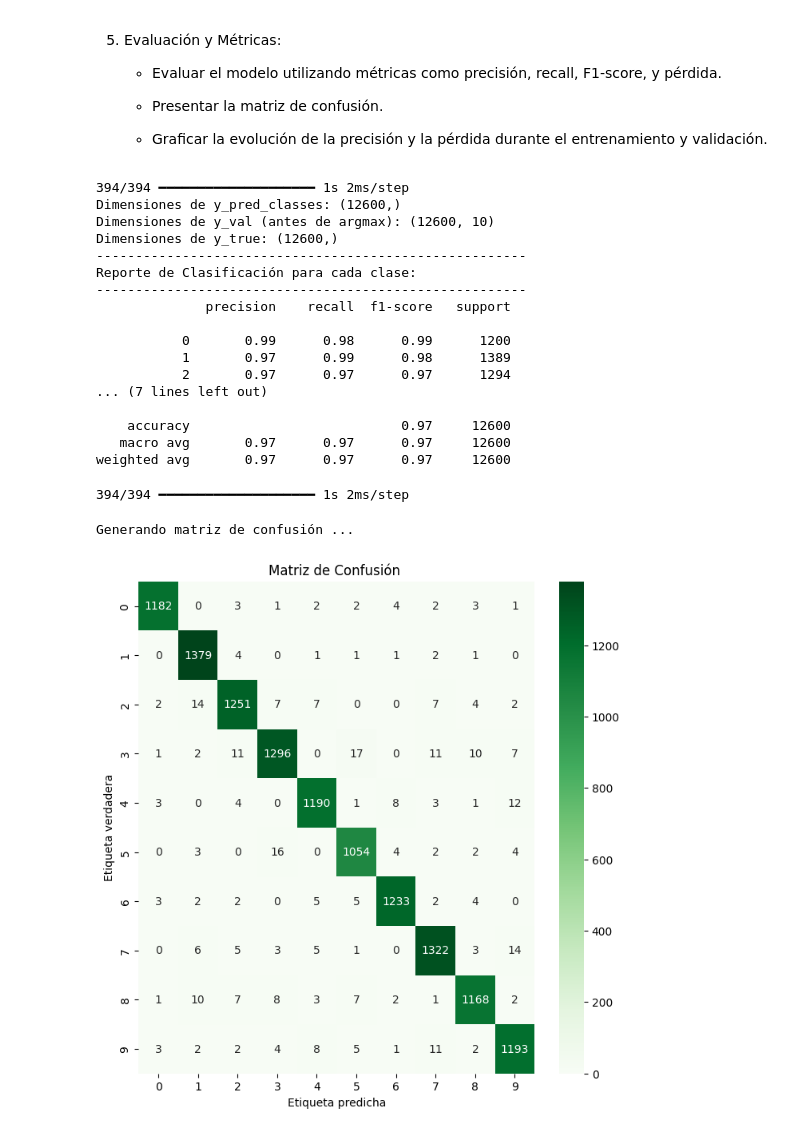
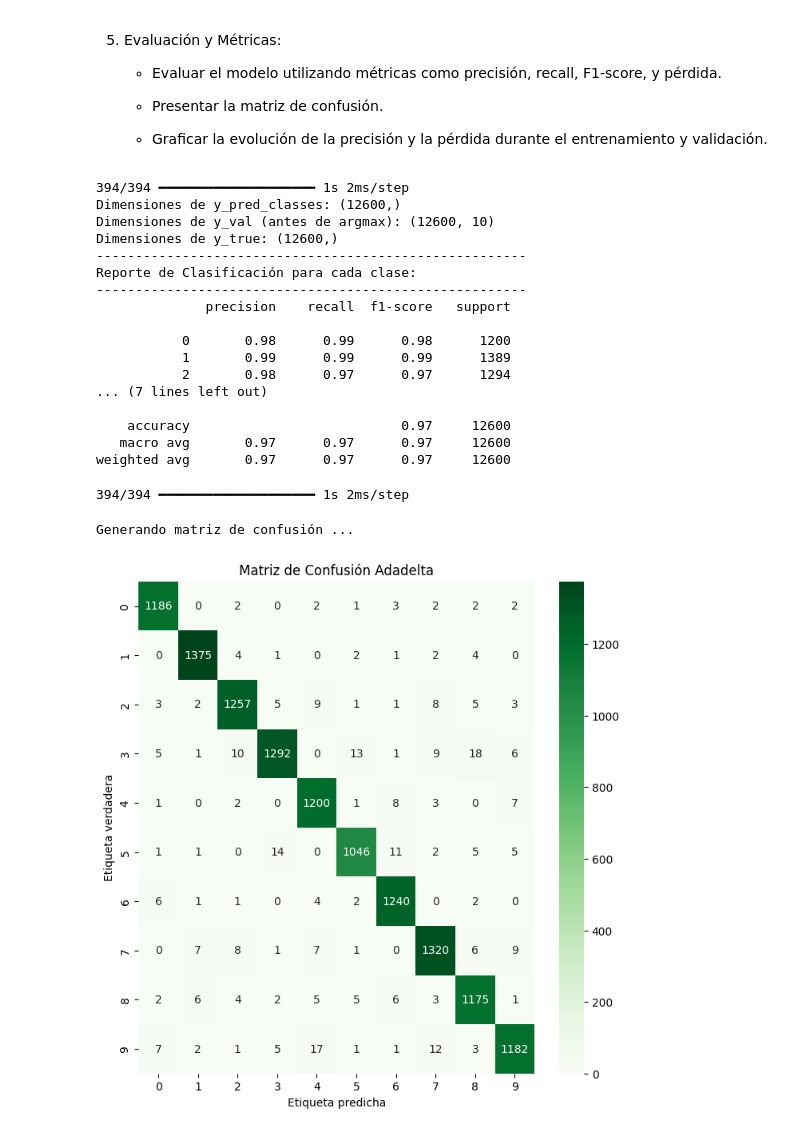
Before and after one commit to MallyMartinez/sem_IA2, a Jupyter notebook: Perceptron_Multicapa/mlp_mnist.ipynb, the cells around one changed output. Cells and saved outputs as stored; diff of their text form; code cells hidden in the pictures.

```diff
--- a/Perceptron_Multicapa/mlp_mnist.ipynb
+++ b/Perceptron_Multicapa/mlp_mnist.ipynb
@@ -147,7 +147,7 @@ plt.show()
     - Variar el número de capas ocultas, neuronas por capa, tasa de aprendizaje y épocas de entrenamiento.
 # %%
 # Parámetros para el número de neuronas por capa
-hidden_layers = [128, 64]  # Ajusta esta lista para modificar las capas ocultas
+hidden_layers = [128,64,300]
 
 # Definir el modelo MLP con flexibilidad en capas ocultas
 def crear_modelo(hidden_layers):
@@ -181,7 +181,7 @@ for opt_name, optimizer in optimizers.items():
 
     # Entrenamos el modelo
     history = model.fit(x_train, y_train, validation_data=(x_val, y_val),
-                        epochs=10, batch_size=32, verbose=1)  # verbose=1 para mostrar cada epoch
+                        epochs=10, batch_size=42, verbose=1)  # verbose=1 para mostrar cada epoch
 
     # Guardar el historial de entrenamiento para este optimizador
     histories[opt_name] = history
@@ -272,9 +272,9 @@ Reporte de Clasificación para cada clase:
 -------------------------------------------------------
               precision    recall  f1-score   support
 
-           0       0.99      0.98      0.99      1200
-           1       0.97      0.99      0.98      1389
-           2       0.97      0.97      0.97      1294
+           0       0.98      0.99      0.98      1200
+           1       0.99      0.99      0.99      1389
+           2       0.98      0.97      0.97      1294
 ... (7 lines left out)
 
     accuracy                           0.97     12600
@@ -290,18 +290,18 @@ y_true = np.argmax(y_val, axis=1)
 # %%
 # Generar la matriz de confusión
 print(f"Generando matriz de confusión ... ")
 conf_matrix = confusion_matrix(y_true, y_pred_classes)
 
 # Graficar la matriz de confusión
 plt.figure(figsize=(8,8))
 sns.heatmap(conf_matrix, annot=True, fmt="d", cmap="Greens")
 plt.ylabel('Etiqueta verdadera')
 plt.xlabel('Etiqueta predicha')
-plt.title(f'Matriz de Confusión ')
+plt.title(f'Matriz de Confusión {opt_name}')
 plt.show()
 # %% [output]
 Generando matriz de confusión ...
-[figure, old version]
+[figure, new version]
 # %%
 # Graficar la precisión de todos los optimizadores
 plt.figure(figsize=(10, 6))
```
Also changed, not shown: parts of 4 cells of this notebook, 1 other file.
